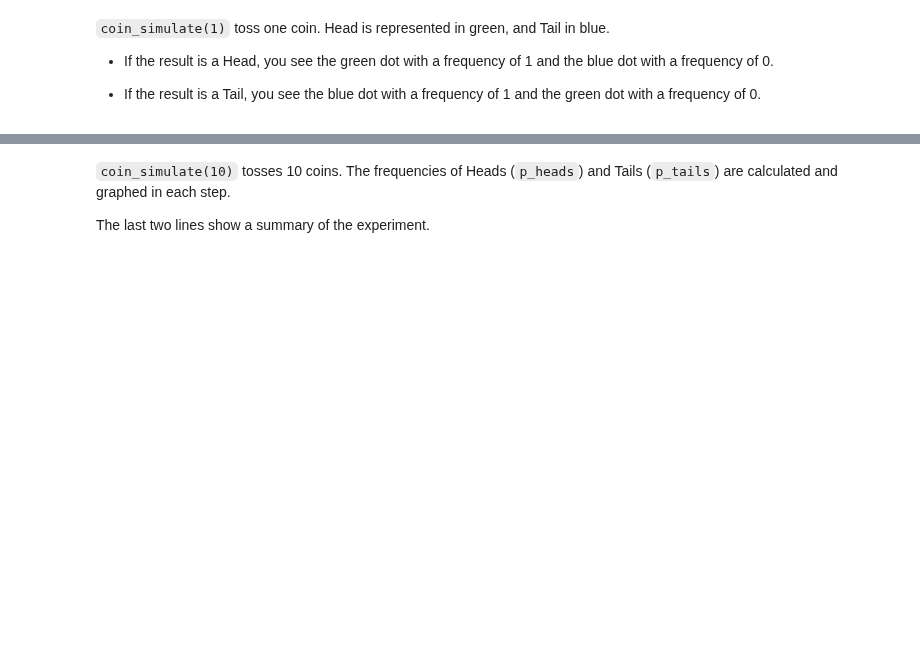
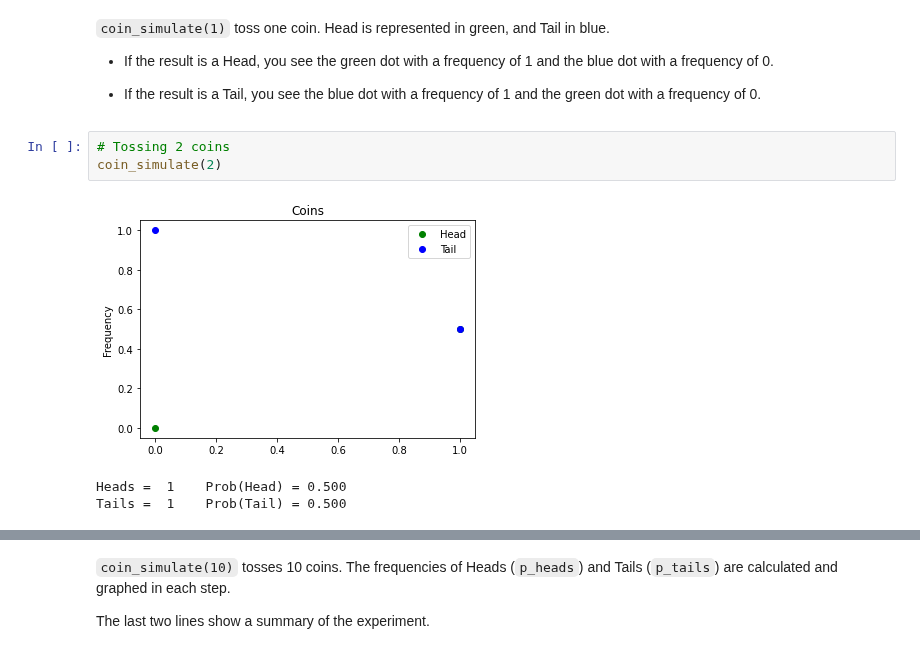
Before and after one commit to Goliath-Research/Computational-Statistics, a Jupyter notebook: 02-Probability & Distributions/01-Coin_Dice.ipynb, the cells around one changed output, grey strips where cells are left out. Drawn from its saved outputs; the diff is of its cells as text; blank space fills up the shorter version.

```diff
--- a/02-Probability & Distributions/01-Coin_Dice.ipynb
+++ b/02-Probability & Distributions/01-Coin_Dice.ipynb
@@ -74,6 +74,13 @@ Tails =  1    Prob(Tail) = 1.000
 - If the result is a Head, you see the green dot with a frequency of 1 and the blue dot with a frequency of 0.
 
 - If the result is a Tail, you see the blue dot with a frequency of 1 and the green dot with a frequency of 0.
+# %%
+# Tossing 2 coins
+coin_simulate(2)
+# %% [output]
+[figure, added]
+Heads =  1    Prob(Head) = 0.500
+Tails =  1    Prob(Tail) = 0.500
 # %%
 # Tossing 10 coins
 coin_simulate(10)
```
Also changed, not shown: parts of 20 cells of this notebook.
